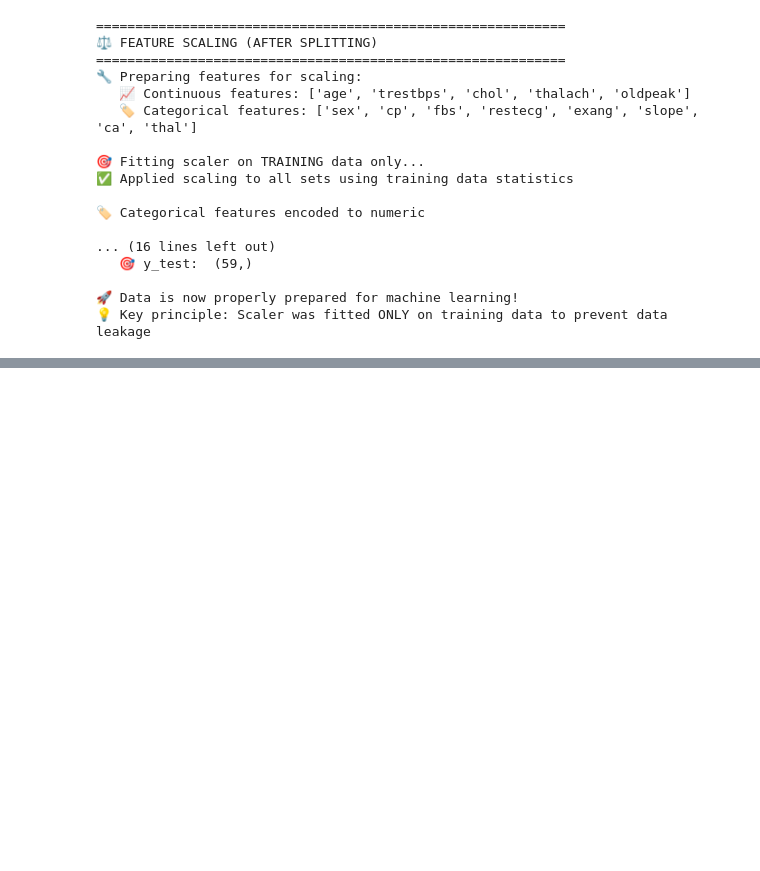
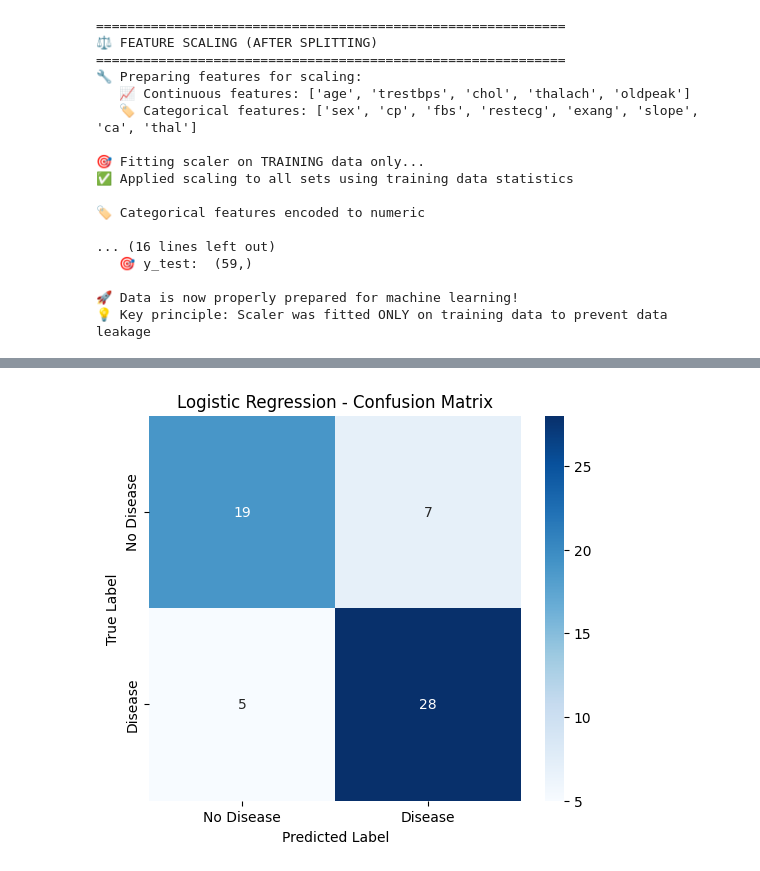
Before and after one commit to ahmedaymanali03/heart-disease-prediction, a Jupyter notebook: heart-disease-prediction-final.ipynb, the cells around one changed output, grey strips where cells are left out. Saved outputs shown, nothing was run; the diff lists cells and outputs as text; code cells hidden in the pictures; blank space fills up the shorter version.

```diff
--- a/heart-disease-prediction-final.ipynb
+++ b/heart-disease-prediction-final.ipynb
@@ -1014,0 +1065,82 @@ print(f"💡 Key principle: Scaler was fitted ONLY on training data to prevent d
+# %%
+# Model 1: Logistic Regression
+print("=" * 60)
+print("🔍 MODEL 1: LOGISTIC REGRESSION")
+print("=" * 60)
+
+# Initialize and train Logistic Regression
+start_time = time.time()
+lr_model = LogisticRegression(random_state=42, max_iter=1000)
+lr_model.fit(X_train_scaled, y_train)
+
+# Make predictions
+y_train_pred_lr = lr_model.predict(X_train_scaled)
+y_val_pred_lr = lr_model.predict(X_val_scaled)
+y_test_pred_lr = lr_model.predict(X_test_scaled)
+
+# Get prediction probabilities for ROC-AUC
+y_train_proba_lr = lr_model.predict_proba(X_train_scaled)[:, 1]
+y_val_proba_lr = lr_model.predict_proba(X_val_scaled)[:, 1]
+y_test_proba_lr = lr_model.predict_proba(X_test_scaled)[:, 1]
+
+training_time_lr = time.time() - start_time
+
+# Calculate metrics for all sets
+def calculate_metrics(y_true, y_pred, y_proba, set_name):
+    """Calculate comprehensive metrics for a dataset"""
+    metrics = {
+        'accuracy': accuracy_score(y_true, y_pred),
+        'precision': precision_score(y_true, y_pred),
+        'recall': recall_score(y_true, y_pred),
+        'f1': f1_score(y_true, y_pred),
+        'roc_auc': roc_auc_score(y_true, y_proba)
+    }
+
+    print(f"\n📊 {set_name} Set Metrics:")
+    print(f"   🎯 Accuracy:  {metrics['accuracy']:.4f}")
+    print(f"   🔍 Precision: {metrics['precision']:.4f}")
+    print(f"   📈 Recall:    {metrics['recall']:.4f}")
+    print(f"   ⚖️ F1-Score:  {metrics['f1']:.4f}")
+    print(f"   📊 ROC-AUC:   {metrics['roc_auc']:.4f}")
+
+    return metrics
+
+# Calculate metrics for Logistic Regression
+print("🔍 Logistic Regression Results:")
+lr_train_metrics = calculate_metrics(y_train, y_train_pred_lr, y_train_proba_lr, "Training")
+lr_val_metrics = calculate_metrics(y_val, y_val_pred_lr, y_val_proba_lr, "Validation")
+lr_test_metrics = calculate_metrics(y_test, y_test_pred_lr, y_test_proba_lr, "Test")
+
+print(f"\n⏱️ Training Time: {training_time_lr:.4f} seconds")
+
+# Cross-validation
+cv_scores_lr = cross_val_score(lr_model, X_train_scaled, y_train, cv=5, scoring='accuracy')
+print(f"🔄 5-Fold CV Accuracy: {cv_scores_lr.mean():.4f} (±{cv_scores_lr.std()*2:.4f})")
+
+print("\n🎯 Confusion Matrix Analysis:")
+cm_lr = confusion_matrix(y_test, y_test_pred_lr)
+print("Confusion Matrix:")
+print(cm_lr)
+
+# Plot confusion matrix
+plt.figure(figsize=(6, 5))
+sns.heatmap(cm_lr, annot=True, fmt='d', cmap='Blues',
+            xticklabels=['No Disease', 'Disease'],
+            yticklabels=['No Disease', 'Disease'])
+plt.title('Logistic Regression - Confusion Matrix')
+plt.ylabel('True Label')
+plt.xlabel('Predicted Label')
+plt.show()
+
+# Calculate additional metrics from confusion matrix
+tn, fp, fn, tp = cm_lr.ravel()
+specificity = tn / (tn + fp)
+sensitivity = tp / (tp + fn)
+print(f"📊 Additional Metrics:")
+print(f"   True Negatives:  {tn}")
+print(f"   False Positives: {fp}")
+print(f"   False Negatives: {fn}")
+print(f"   True Positives:  {tp}")
+print(f"   Specificity:     {specificity:.4f}")
+print(f"   Sensitivity:     {sensitivity:.4f}")
+# %% [output]
@@ -1014,0 +1164 @@ print(f"💡 Key principle: Scaler was fitted ONLY on training data to prevent d
+[figure, added]
```
Also changed, not shown: parts of 25 cells of this notebook.
